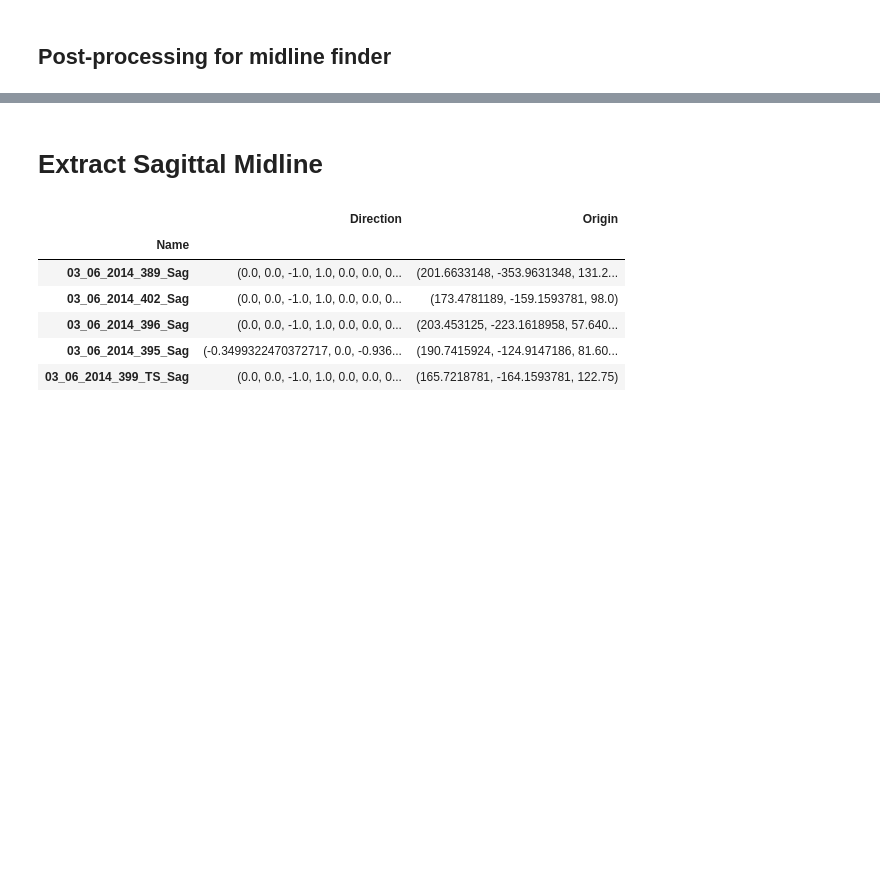
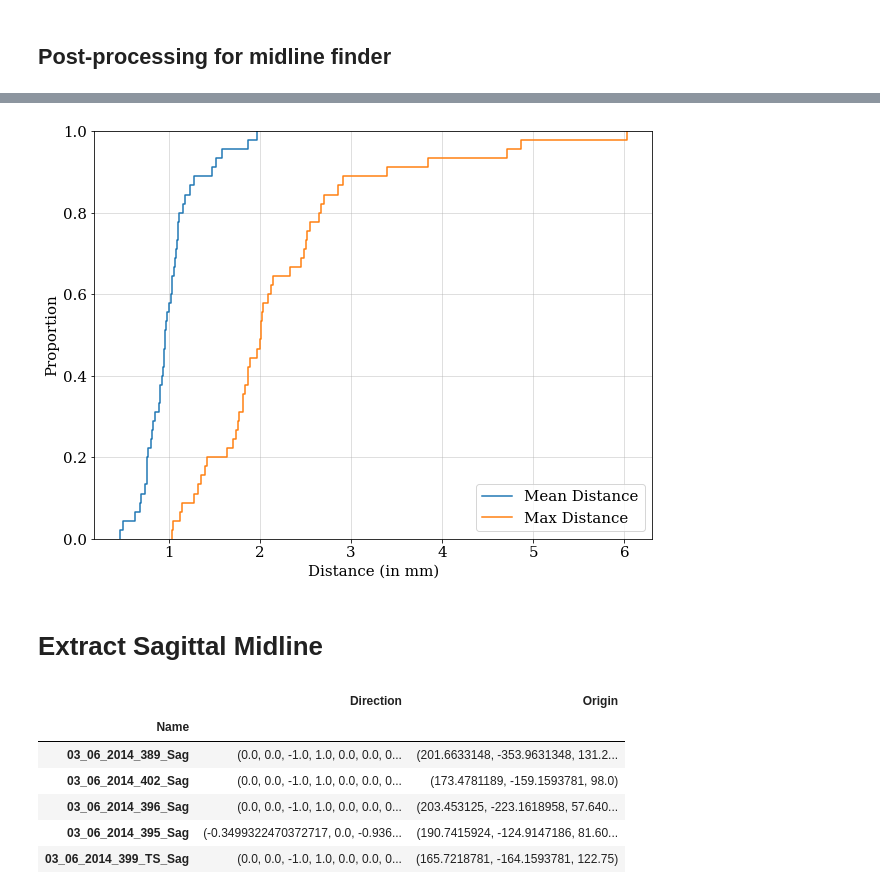
Before and after one commit to DMcSweeney/coronal_sagittal_cnn, a Jupyter notebook: notebooks/midline_post.ipynb, the cells around one changed output, grey strips where cells are left out. Saved outputs shown, nothing was run; the diff lists cells and outputs as text; code cells hidden in the pictures; blank space fills up the shorter version.

```diff
--- a/notebooks/midline_post.ipynb
+++ b/notebooks/midline_post.ipynb
@@ -20,6 +24,6 @@ ordered_verts = ['T4', 'T5', 'T6', 'T7', 'T8', 'T9', 'T10', 'T11', 'T12', 'L1',
 # %%
-preds = np.load('../outputs/midline_finder_preds.npz')
-
-ids, masks, labels = preds.values()
-ids.shape, masks.shape, labels.shape
+preds = np.load('../midline_output/midline_finder_preds.npz')
+print(list(preds.keys()))
+ids, masks= preds.values()
+ids.shape, masks.shape
 # %% [output]
@@ -122,0 +96,15 @@ interactive(children=(Dropdown(description='name', options=('04_06_2014_431_Sag'
+# %%
+def min_distance(x, y, fit):
+    # Iterate over all predicted points
+    dist_dict = {}
+    point_dict = {}
+    for point in zip(x, y):
+        dist = []
+        # Iterate over all points in fit
+        for y_fit, x_fit in enumerate(fit):
+            x_dist, y_dist = (point[0] - x_fit)**2, (point[1] - y_fit)**2
+            dist.append(np.sqrt(x_dist + y_dist)*1.25) # x 1.25 to get in mm instead of pixels
+        dist_dict[point] = min(dist)
+        point_dict[point] = (fit[np.argmin(dist)], np.argmin(dist))
+        #break
+    return dist_dict, point_dict
@@ -122,0 +203,7 @@ interactive(children=(Dropdown(description='name', options=('04_06_2014_431_Sag'
+# %%
+dist_dict = {}
+for name in list(ids):
+    mean, max_ = collect_dist(name)
+    dist_dict[name] = {'Mean': mean, 'Max': max_}
+dist_df = pd.DataFrame(dist_dict)
+display(dist_df.T.head())
@@ -123,3 +217,14 @@ interactive(children=(Dropdown(description='name', options=('04_06_2014_431_Sag'
+# %%
+fig= plt.figure(figsize=(10, 7.5))
+g = sns.ecdfplot(data=dist_df.T, x='Mean', label='Mean')
+g = sns.ecdfplot(data=dist_df.T, x='Max', label='Max')
+
+g.set_xlabel('Distance (in mm)')
+g.grid(which='major', alpha=0.5)
+new_labels = ['Mean Distance', 'Max Distance']
+for t, l in zip(g.legend().texts, new_labels): t.set_text(l)
+# %% [output]
+[figure, added]
 # %% [markdown]
 # Extract Sagittal Midline
 # %%
```
Also changed, not shown: parts of 17 cells of this notebook, 6 other files.
